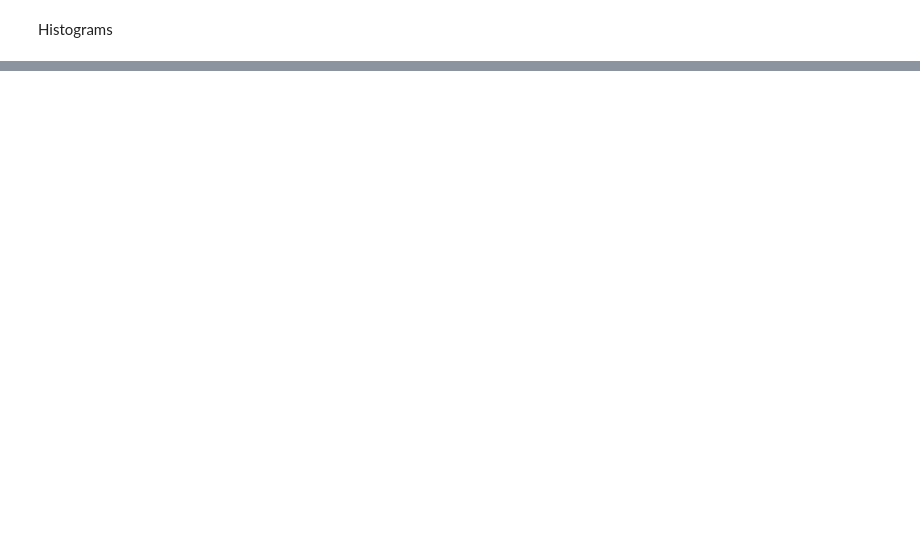
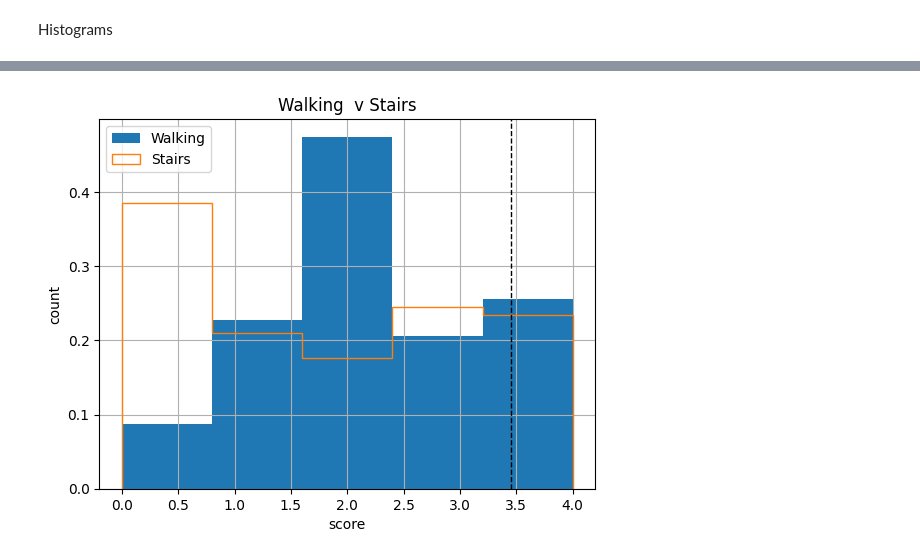
Before and after one commit to cliffeby/tdi, a Jupyter notebook: FRS.ipynb, the cells around one changed output, grey strips where cells are left out. Cells and saved outputs as stored; diff of their text form; code cells hidden in the pictures; blank space fills up the shorter version.

```diff
--- a/FRS.ipynb
+++ b/FRS.ipynb
@@ -101,0 +101,11 @@ df.plot(kind='scatter', x='ID', y='Low_O2', s=12, title="Outliers")
+# %%
+df['Walking'].hist(bins = 5, density = 'True', label ='Walking')
+df['Stairs'].hist(bins = 5, density = 'True', histtype = 'step', label ='Stairs')
+plt.axvline(df['Low_O2'].mean(), color='k', linestyle='dashed', linewidth=1)
+plt.xlabel("score")
+plt.ylabel("count")
+plt.title('Walking  v Stairs')
+plt.legend()
+plt.show()
+# %% [output]
+[figure, added]
```
Also changed, not shown: parts of 5 cells of this notebook, 2 other files.
